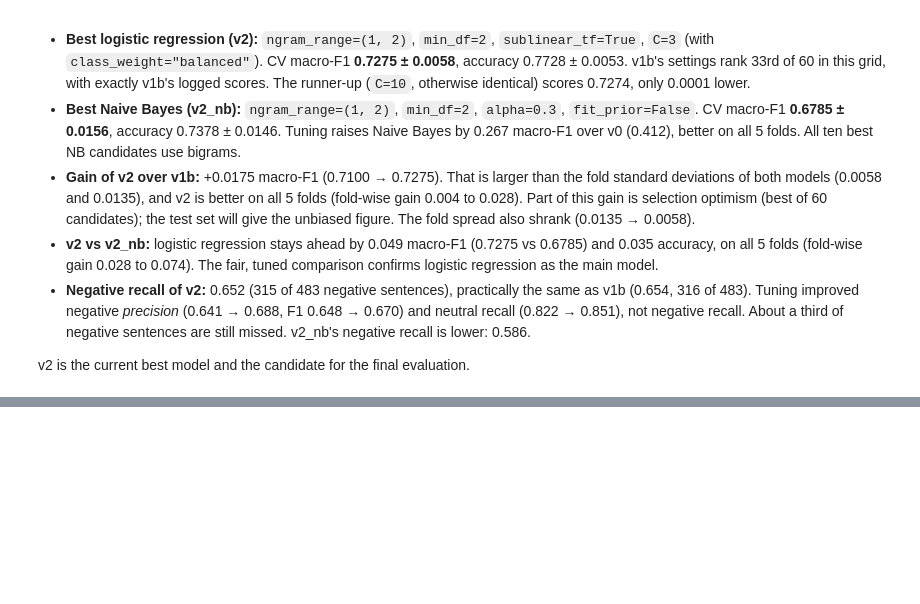
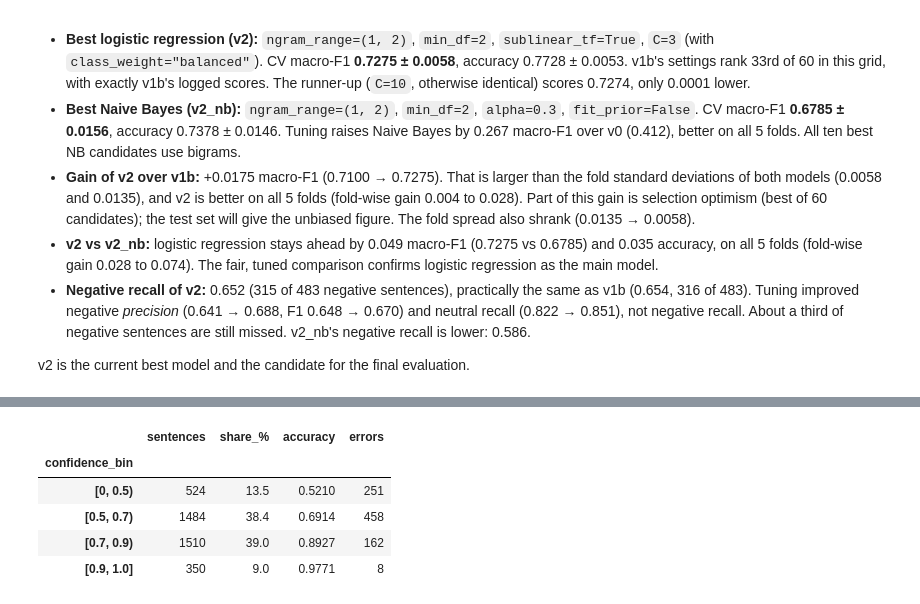
Before and after one commit to santi753/IU_Portafolio_Artificial_Intelligence, a Jupyter notebook: notebooks/02_training_evaluation.ipynb, the cells around one changed output, grey strips where cells are left out. Cells and saved outputs as stored; diff of their text form; code cells hidden in the pictures; blank space fills up the shorter version.

```diff
--- a/notebooks/02_training_evaluation.ipynb
+++ b/notebooks/02_training_evaluation.ipynb
@@ -532,0 +829,23 @@ v2 is the current best model and the candidate for the final evaluation.
+# %%
+# Bins of the max probability; the last bin includes 1.0
+edges = [0.0, 0.5, 0.7, 0.9, np.inf]
+bin_labels = ["[0, 0.5)", "[0.5, 0.7)", "[0.7, 0.9)", "[0.9, 1.0]"]
+rows_all["confidence_bin"] = pd.cut(rows_all["p_predicted"], bins=edges, right=False, labels=bin_labels)
+
+conf_bins = rows_all.groupby("confidence_bin", observed=False).agg(
+    sentences=("correct", "size"),
+    accuracy=("correct", "mean"),
+    errors=("correct", lambda s: int((~s).sum())),
+)
+conf_bins.insert(1, "share_%", (conf_bins["sentences"] / len(rows_all) * 100).round(1))
+conf_bins["accuracy"] = conf_bins["accuracy"].round(4)
+assert conf_bins["sentences"].sum() == len(rows_all)
+conf_bins.to_csv(config.METRICS_DIR / "v2_confidence_bins.csv")
+conf_bins
+# %% [output]
+|  | sentences | share_% | accuracy | errors |
+| confidence_bin |  |  |  |  |
+| [0, 0.5) | 524 | 13.5 | 0.5210 | 251 |
+| [0.5, 0.7) | 1484 | 38.4 | 0.6914 | 458 |
+| [0.7, 0.9) | 1510 | 39.0 | 0.8927 | 162 |
+| [0.9, 1.0] | 350 | 9.0 | 0.9771 | 8 |
```
Also changed, not shown: parts of 13 cells of this notebook, 7 other files.
